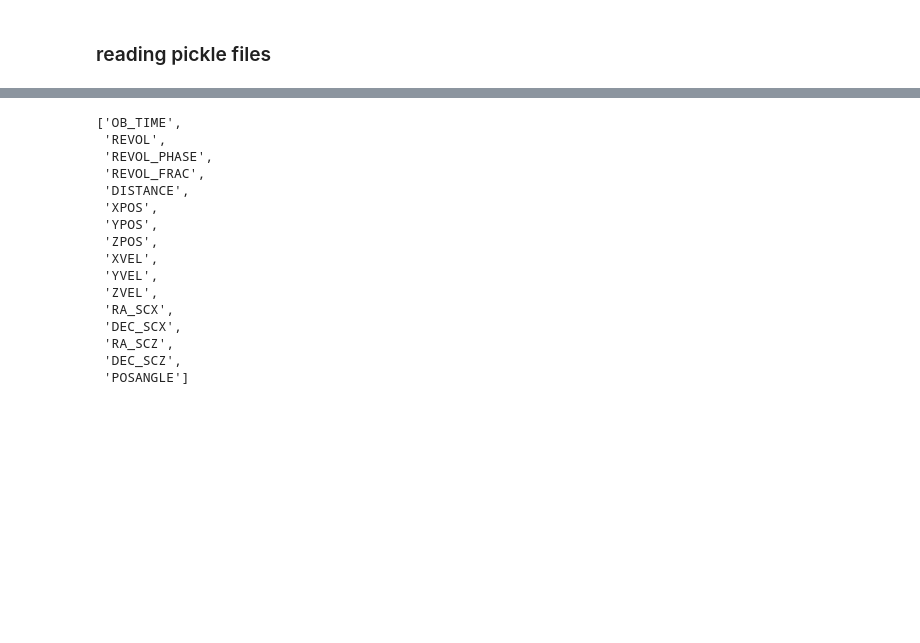
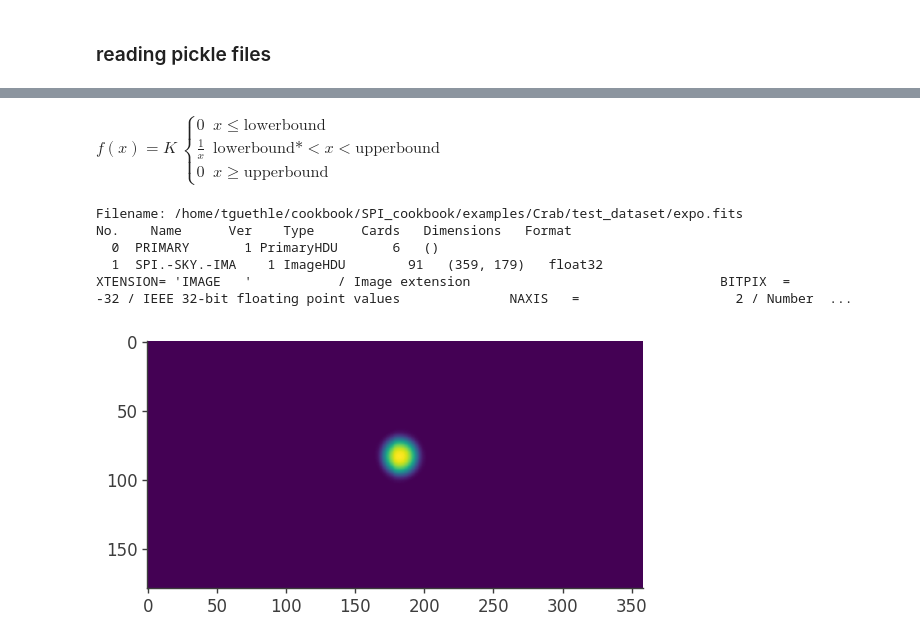
Before and after one commit to timmguthle/INTEGRAL-SPI, a Jupyter notebook: my_test.ipynb, the cells around one changed output, grey strips where cells are left out. Drawn from its saved outputs; the diff is of its cells as text; code cells hidden in the pictures; blank space fills up the shorter version.

```diff
--- a/my_test.ipynb
+++ b/my_test.ipynb
@@ -23,7 +47,3 @@ from astropy.table import Table
 from astropy.coordinates import SkyCoord
 import astropy.time as at
 from IntegralQuery import SearchQuery, IntegralQuery, Filter, Range
-# %%
-with open("error_test", "rb") as f:
-    error_test = pickle.load(f)
-error_test
@@ -178,0 +60,11 @@ os.environ['PYSPI_PACKAGE_DATA']
+# %%
+with open("main_files/spimodfit_fits/0043_4_5/crab_low_energy_pl_fit.pickle", "rb") as f:
+    crab_low_energy_spimodfit = pickle.load(f)
+
+print(crab_low_energy_spimodfit)
+print()
+
+with open("main_files/crab_fits/general_tests/0043_pl_w_p/source_parameters.pickle", "rb") as f:
+    crab_low_energy = pickle.load(f)
+
+print(crab_low_energy) # K crab, index crab, K pulsar, index pulsar
@@ -195,3 +134,5 @@ source_model.display()
+# %% [markdown]
+$ f(x)=K~\begin{cases}0 & x \le \text{lowerbound} \\\frac{1}{x} & \text{lowerbound}* < x < \text{upperbound} \\ 0 & x \ge \text{upperbound} \end{cases}$
 # %%
 data_folder = "./main_files/pure_simulation_tests/identical_repeats"
 
@@ -217,27 +158,23 @@ print(f'true_values: K={source_Ks}, index={source_indices}')
 print(f'pointing_combinations= {pointing_combinations}')
 # %%
 p = load_clusters(data_folder)
-# %%
-with fits.open(f"/home/tguethle/Documents/sc_orbit_param.fits") as file:
-        t = Table.read(file[1])
-t.keys()
-# %% [output]
-['OB_TIME',
- 'REVOL',
- 'REVOL_PHASE',
- 'REVOL_FRAC',
- 'DISTANCE',
- 'XPOS',
- 'YPOS',
- 'ZPOS',
- 'XVEL',
- 'YVEL',
- 'ZVEL',
- 'RA_SCX',
- 'DEC_SCX',
- 'RA_SCZ',
- 'DEC_SCZ',
- 'POSANGLE']
+# %%
+import matplotlib.pyplot as plt
+
+with fits.open(f"/home/tguethle/cookbook/SPI_cookbook/examples/Crab/test_dataset/expo.fits") as file:
+        file.info()
+        data = file[1].data
+        header = file[1].header
+        # t = Table.read(file[1])
+plt.imshow(np.pad(data, ((0,0), (0,180)), mode="wrap")[:, 180:])
+print(header)
+# %% [output]
+Filename: /home/tguethle/cookbook/SPI_cookbook/examples/Crab/test_dataset/expo.fits
+No.    Name      Ver    Type      Cards   Dimensions   Format
+  0  PRIMARY       1 PrimaryHDU       6   ()
+  1  SPI.-SKY.-IMA    1 ImageHDU        91   (359, 179)   float32
+XTENSION= 'IMAGE   '           / Image extension                                BITPIX  =                  -32 / IEEE 32-bit floating point values              NAXIS   =                    2 / Number  ...
+[figure, added]
 # %%
 spiDataPath = '/home/tguethle/Documents/spi/Master_Thesis/main_files/SPI_data/test_data'
 
```
Also changed, not shown: parts of 21 cells of this notebook, 14 other files.
